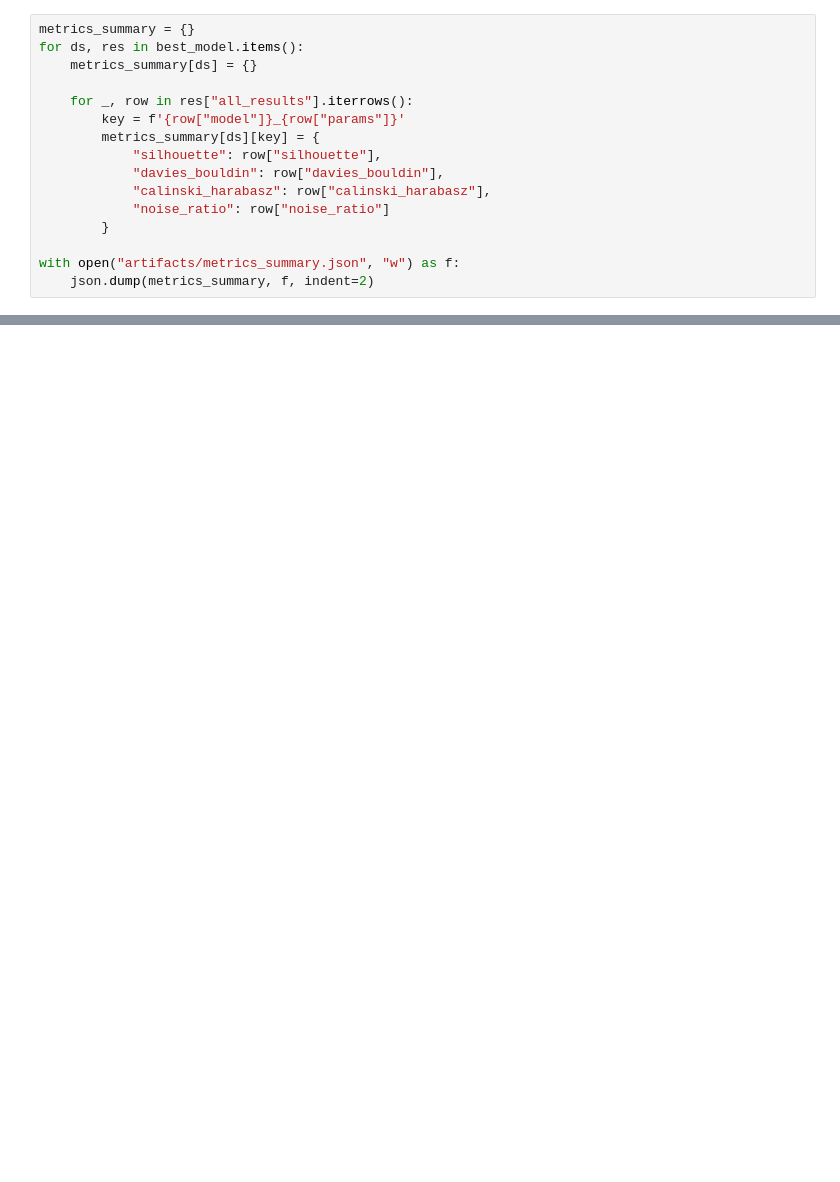
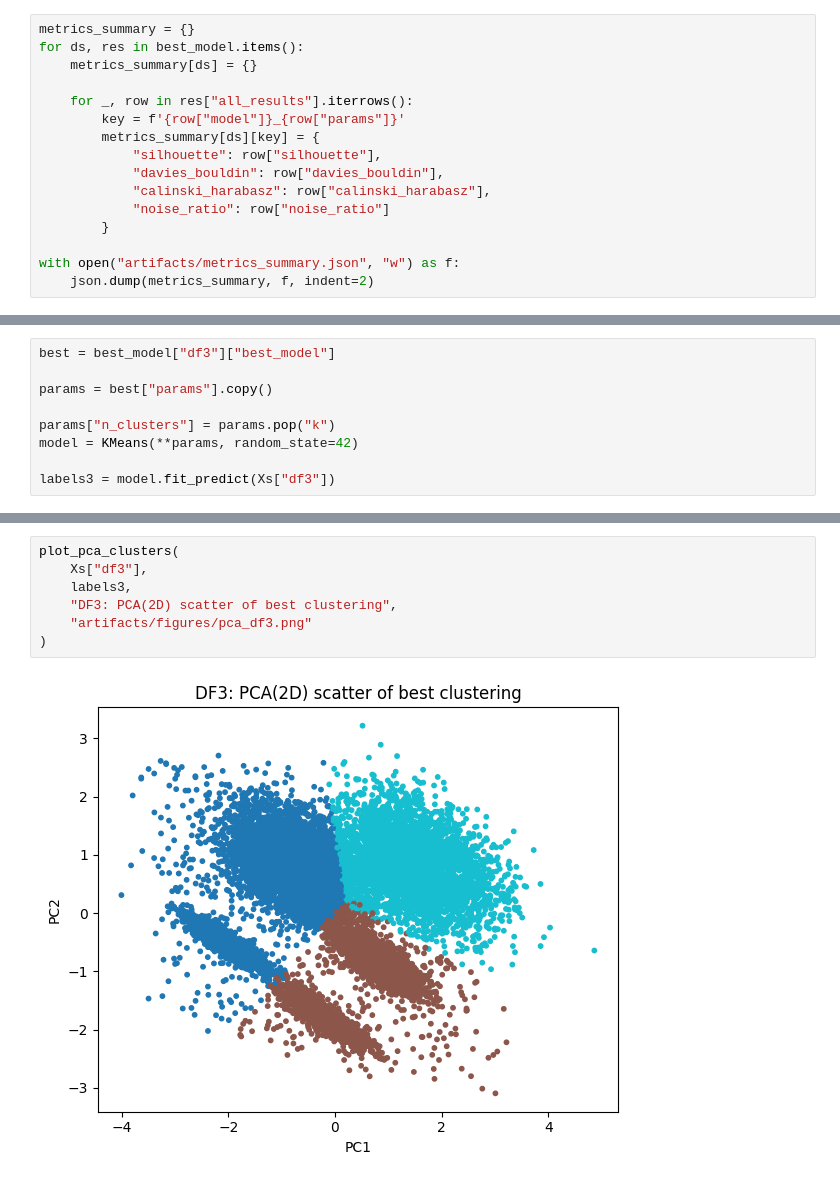
Before and after one commit to vywper/kudryashov-aie-group, a Jupyter notebook: homeworks/HW07/HW07.ipynb, the cells around one changed output, grey strips where cells are left out. Saved outputs shown, nothing was run; the diff lists cells and outputs as text; blank space fills up the shorter version.

```diff
--- a/homeworks/HW07/HW07.ipynb
+++ b/homeworks/HW07/HW07.ipynb
@@ -707,0 +749,9 @@ array([0, 1, 1, ..., 1, 0, 0], shape=(8000,), dtype=int32)
+# %%
+best = best_model["df3"]["best_model"]
+
+params = best["params"].copy()
+
+params["n_clusters"] = params.pop("k")
+model = KMeans(**params, random_state=42)
+
+labels3 = model.fit_predict(Xs["df3"])
@@ -707,0 +815,9 @@ array([0, 1, 1, ..., 1, 0, 0], shape=(8000,), dtype=int32)
+# %%
+plot_pca_clusters(
+    Xs["df3"],
+    labels3,
+    "DF3: PCA(2D) scatter of best clustering",
+    "artifacts/figures/pca_df3.png"
+)
+# %% [output]
+[figure, added]
```
Also changed, not shown: parts of 16 cells of this notebook, 7 other files.
